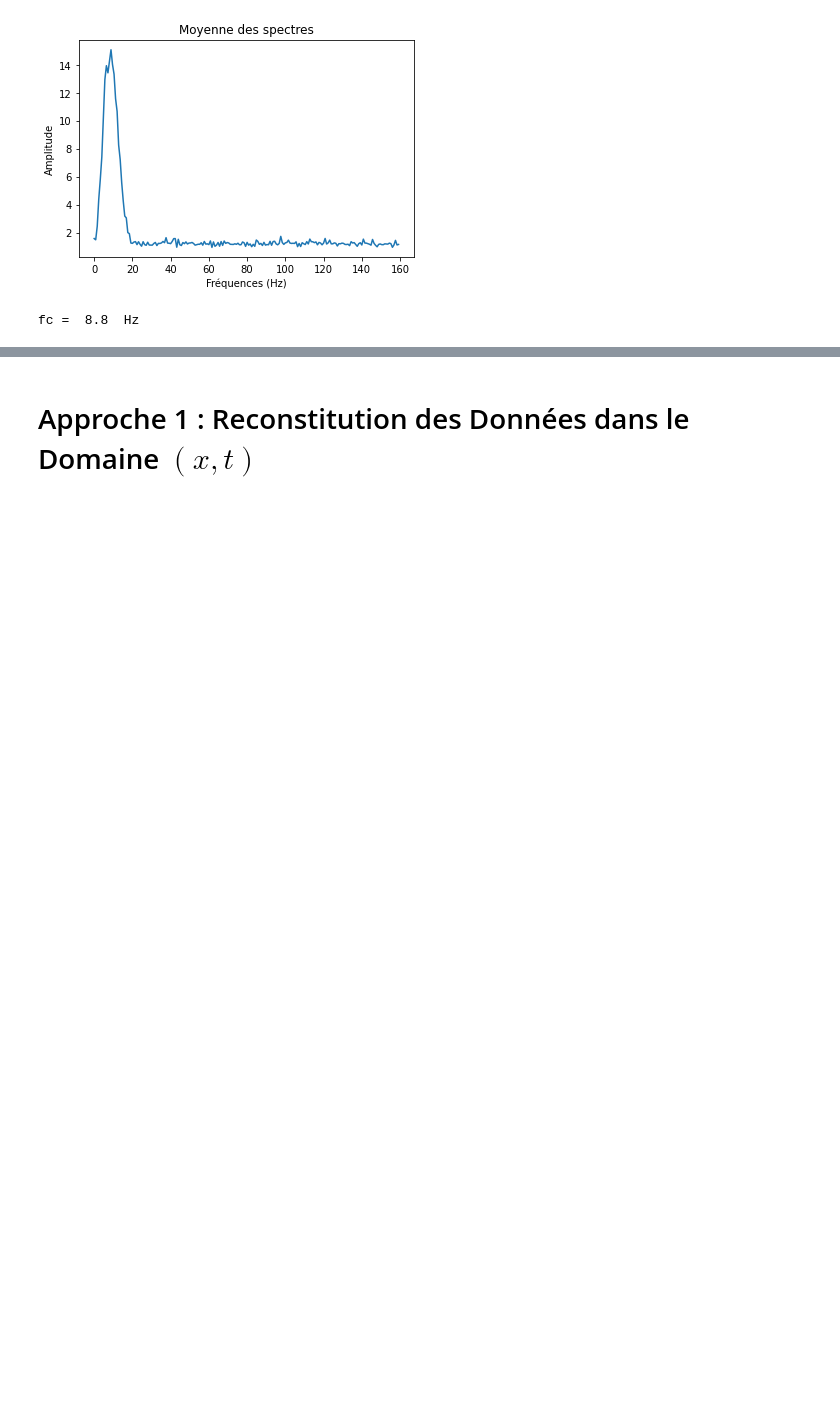
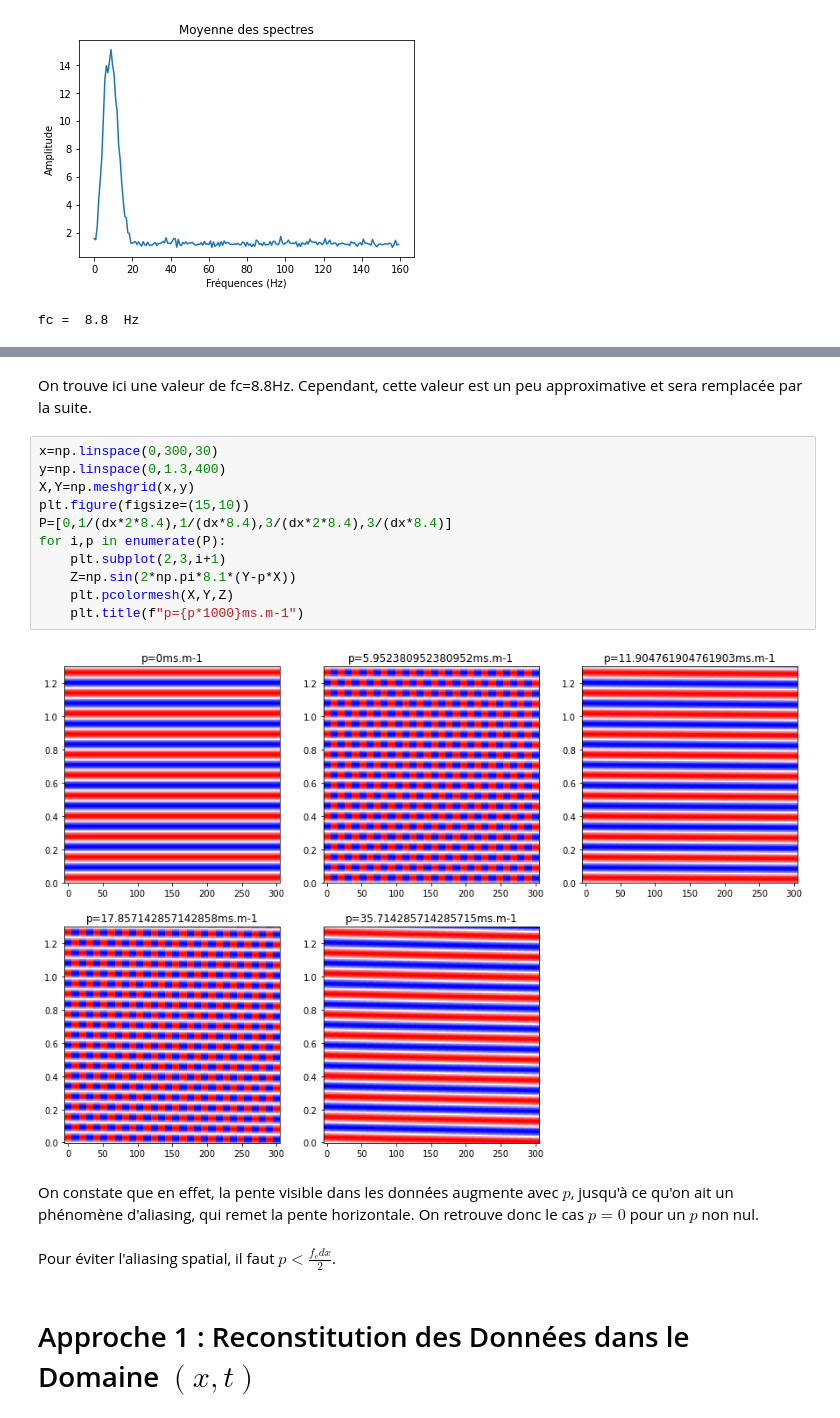
Before and after one commit to AlexiaALLAL/Mini-projet-traitement-signal-Alexia-Joris, a Jupyter notebook: mini_projet_groupe3.ipynb, the cells around one changed output, grey strips where cells are left out. Drawn from its saved outputs; the diff is of its cells as text; blank space fills up the shorter version.

```diff
--- a/mini_projet_groupe3.ipynb
+++ b/mini_projet_groupe3.ipynb
@@ -173,3 +139,22 @@ for p in pi:
+# %% [markdown]
+On trouve ici une valeur de fc=8.8Hz. Cependant, cette valeur est un peu approximative et sera remplacée par la suite.
+# %%
+x=np.linspace(0,300,30)
+y=np.linspace(0,1.3,400)
+X,Y=np.meshgrid(x,y)
+plt.figure(figsize=(15,10))
+P=[0,1/(dx*2*8.4),1/(dx*8.4),3/(dx*2*8.4),3/(dx*8.4)]
+for i,p in enumerate(P):
+    plt.subplot(2,3,i+1)
+    Z=np.sin(2*np.pi*8.1*(Y-p*X))
+    plt.pcolormesh(X,Y,Z)
+    plt.title(f"p={p*1000}ms.m-1")
+# %% [output]
+[figure, added]
+# %% [markdown]
+On constate que en effet, la pente visible dans les données augmente avec $p$, jusqu'à ce qu'on ait un phénomène d'aliasing, qui remet la pente horizontale. On retrouve donc le cas $p=0$ pour un $p$ non nul.
+# %% [markdown]
+Pour éviter l'aliasing spatial, il faut $p<\frac{f_cdx}{2}$.
 # %% [markdown]
 # Approche 1 : Reconstitution des Données dans le Domaine $(x,t)$
 # %% [markdown]
```
Also changed, not shown: parts of 6 cells of this notebook.
